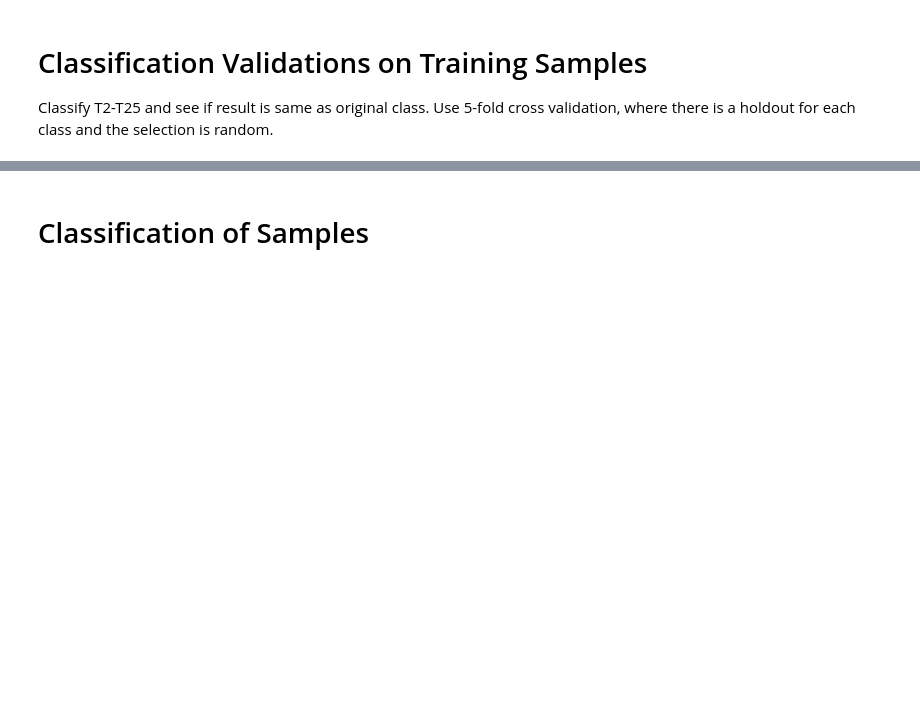
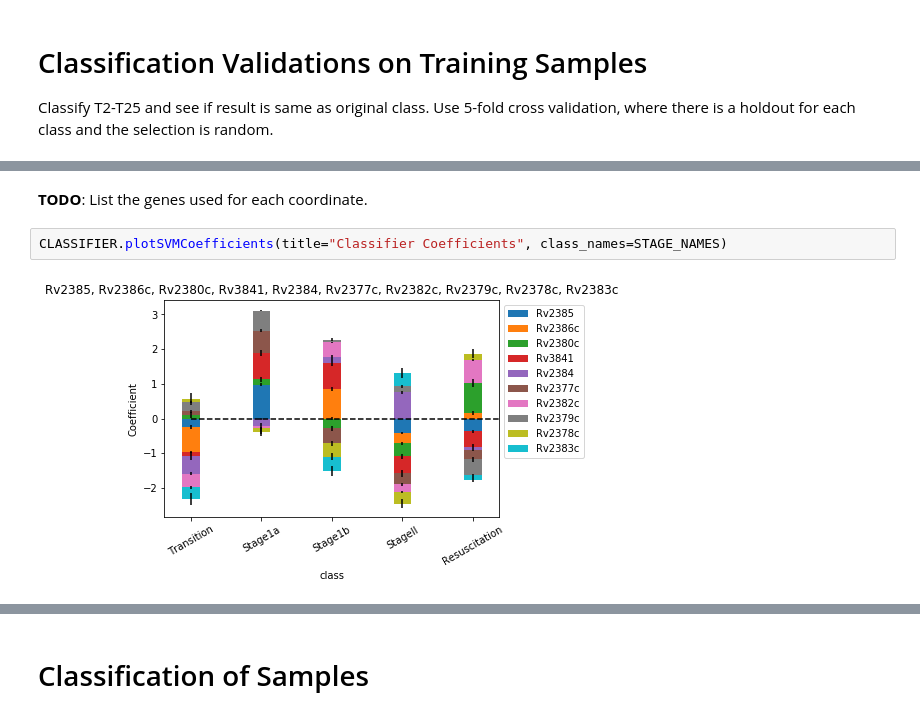
Before and after one commit to uwescience/xstate, a Jupyter notebook: notebooks/Classification of Lab Samples.ipynb, the cells around one changed output, grey strips where cells are left out. Cells and saved outputs as stored; diff of their text form; blank space fills up the shorter version.

```diff
--- a/notebooks/Classification of Lab Samples.ipynb
+++ b/notebooks/Classification of Lab Samples.ipynb
@@ -275,0 +280,6 @@ if Tr:
+# %% [markdown]
+**TODO**: List the genes used for each coordinate.
+# %%
+CLASSIFIER.plotSVMCoefficients(title="Classifier Coefficients", class_names=STAGE_NAMES)
+# %% [output]
+[figure, added]
```
Also changed, not shown: parts of 18 cells of this notebook.
